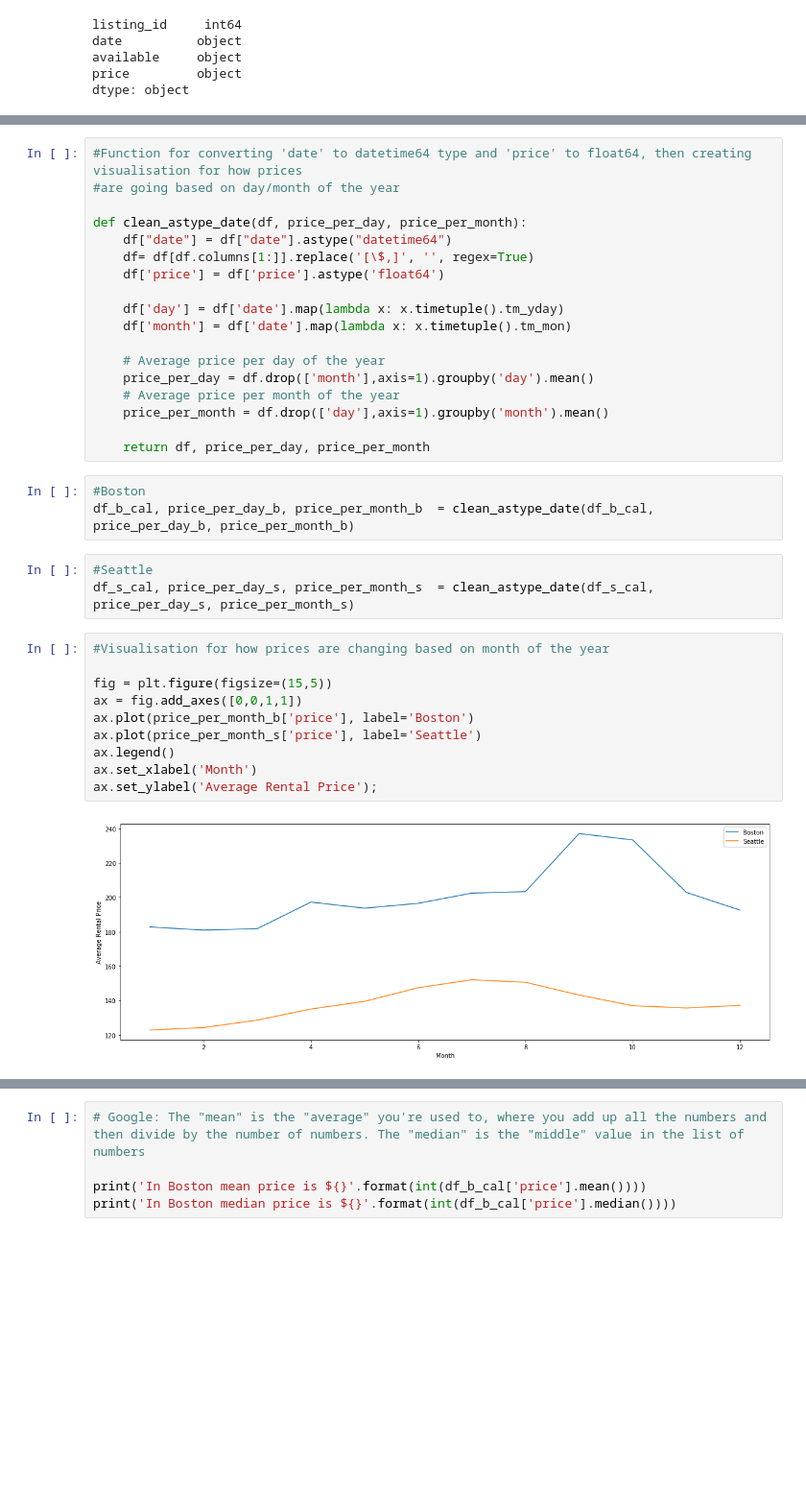
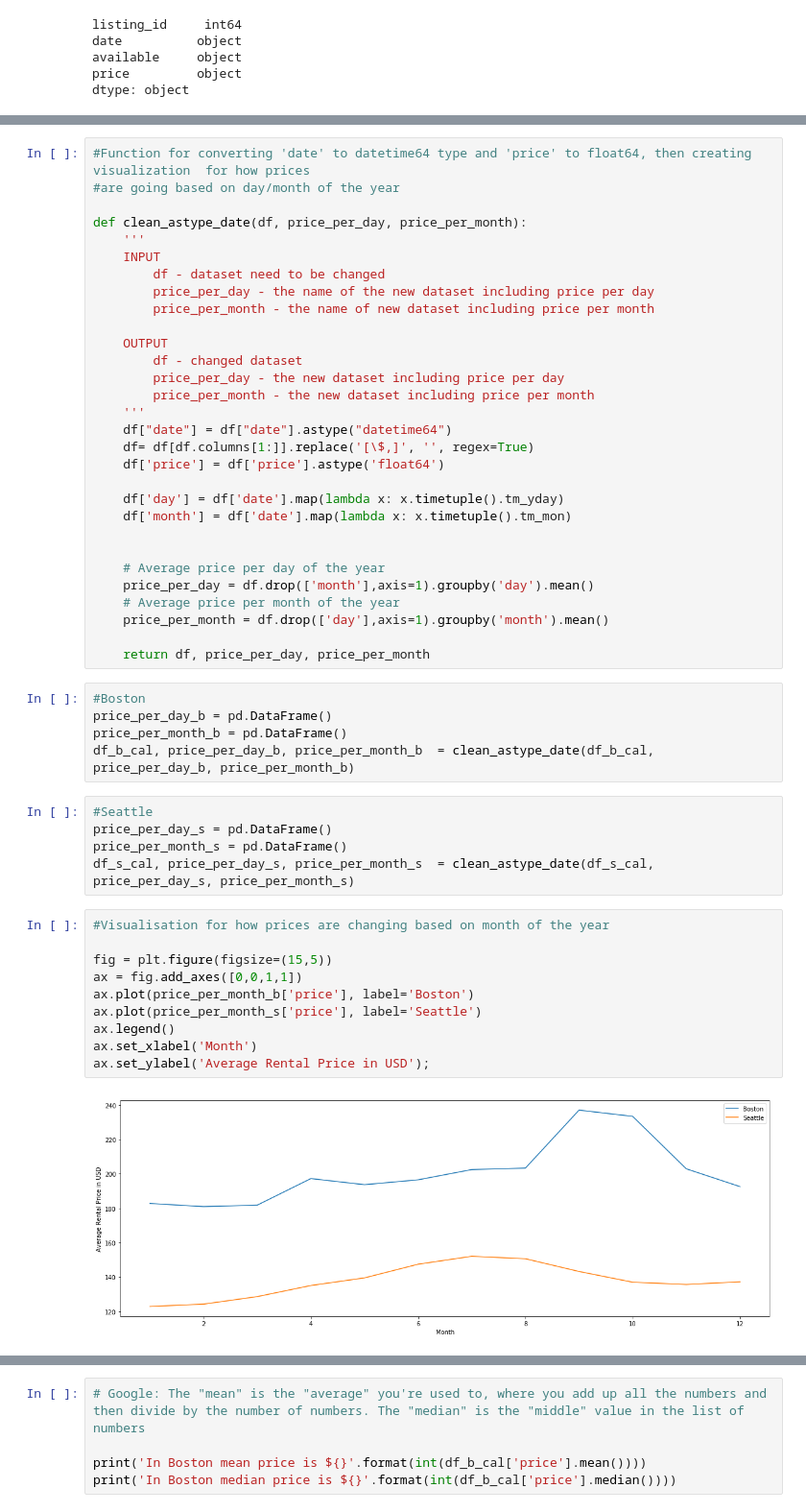
Before and after one commit to vasilyor/DataScienceBlogPost, a Jupyter notebook: DataScienceBlogPost.ipynb, the cells around one changed output, grey strips where cells are left out. Shown at 96% size. Saved outputs shown, nothing was run; the diff lists cells and outputs as text; blank space fills up the shorter version.

Commit message:
Final version - Blog URL need to be changed

```diff
--- a/DataScienceBlogPost.ipynb
+++ b/DataScienceBlogPost.ipynb
@@ -133,9 +137,20 @@ month                 int64
 dtype: object
 # %%
-#Function for converting 'date' to datetime64 type and 'price' to float64, then creating visualisation for how prices
+#Function for converting 'date' to datetime64 type and 'price' to float64, then creating visualization  for how prices
 #are going based on day/month of the year
 
 def clean_astype_date(df, price_per_day, price_per_month):
+    '''
+    INPUT
+        df - dataset need to be changed
+        price_per_day - the name of the new dataset including price per day
+        price_per_month - the name of new dataset including price per month
+
+    OUTPUT
+        df - changed dataset
+        price_per_day - the new dataset including price per day
+        price_per_month - the new dataset including price per month
+    '''
     df["date"] = df["date"].astype("datetime64")
     df= df[df.columns[1:]].replace('[\$,]', '', regex=True)
     df['price'] = df['price'].astype('float64')
@@ -143,6 +158,7 @@ def clean_astype_date(df, price_per_day, price_per_month):
     df['day'] = df['date'].map(lambda x: x.timetuple().tm_yday)
     df['month'] = df['date'].map(lambda x: x.timetuple().tm_mon)
 
+
     # Average price per day of the year
     price_per_day = df.drop(['month'],axis=1).groupby('day').mean()
     # Average price per month of the year
@@ -151,22 +167,26 @@ def clean_astype_date(df, price_per_day, price_per_month):
     return df, price_per_day, price_per_month
 # %%
 #Boston
+price_per_day_b = pd.DataFrame()
+price_per_month_b = pd.DataFrame()
 df_b_cal, price_per_day_b, price_per_month_b  = clean_astype_date(df_b_cal, price_per_day_b, price_per_month_b)
 # %%
 #Seattle
+price_per_day_s = pd.DataFrame()
+price_per_month_s = pd.DataFrame()
 df_s_cal, price_per_day_s, price_per_month_s  = clean_astype_date(df_s_cal, price_per_day_s, price_per_month_s)
 # %%
 #Visualisation for how prices are changing based on month of the year
 
 fig = plt.figure(figsize=(15,5))
 ax = fig.add_axes([0,0,1,1])
 ax.plot(price_per_month_b['price'], label='Boston')
 ax.plot(price_per_month_s['price'], label='Seattle')
 ax.legend()
 ax.set_xlabel('Month')
-ax.set_ylabel('Average Rental Price');
+ax.set_ylabel('Average Rental Price in USD');
 # %% [output]
-[figure, old version]
+[figure, new version]
 # %%
 #Visualisation for how prices are changing based on day of the year
 
```
Also changed, not shown: parts of 87 cells of this notebook, 1 other file.
